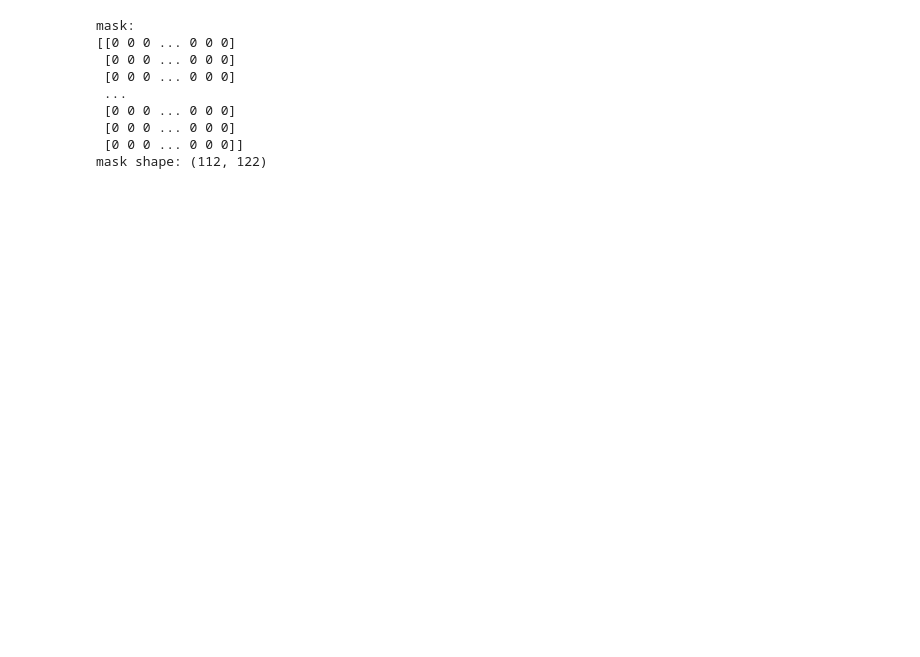
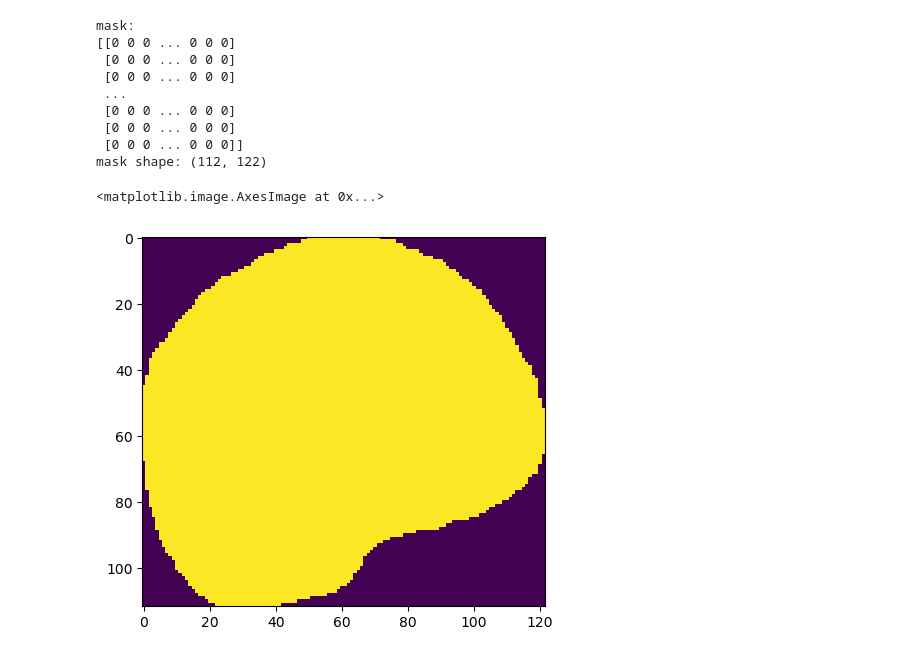
Before and after one commit to UCI-Ding-Lab/FISH-ML, a Jupyter notebook: Convert.ipynb, the cells around one changed output. Saved outputs shown, nothing was run; the diff lists cells and outputs as text; code cells hidden in the pictures; blank space fills up the shorter version.

Commit message:
Matrix Visualization by Matplotlib

```diff
--- a/Convert.ipynb
+++ b/Convert.ipynb
@@ -82,3 +82,9 @@ mask:
  [0 0 0 ... 0 0 0]
  [0 0 0 ... 0 0 0]]
 mask shape: (112, 122)
+# %%
+import matplotlib.pyplot as plt
+plt.imshow(all_cells_in_frame_no_1[0][0])
+# %% [output]
+<matplotlib.image.AxesImage at 0x...>
+[figure, added]
```
